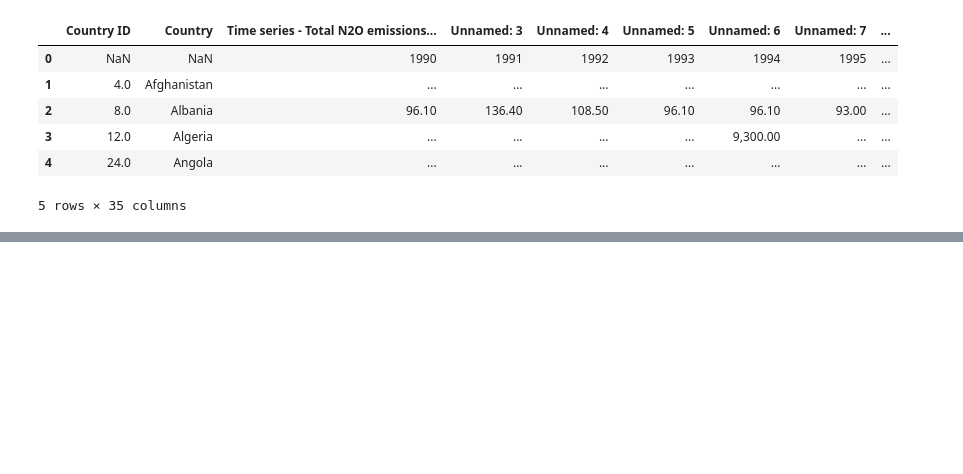
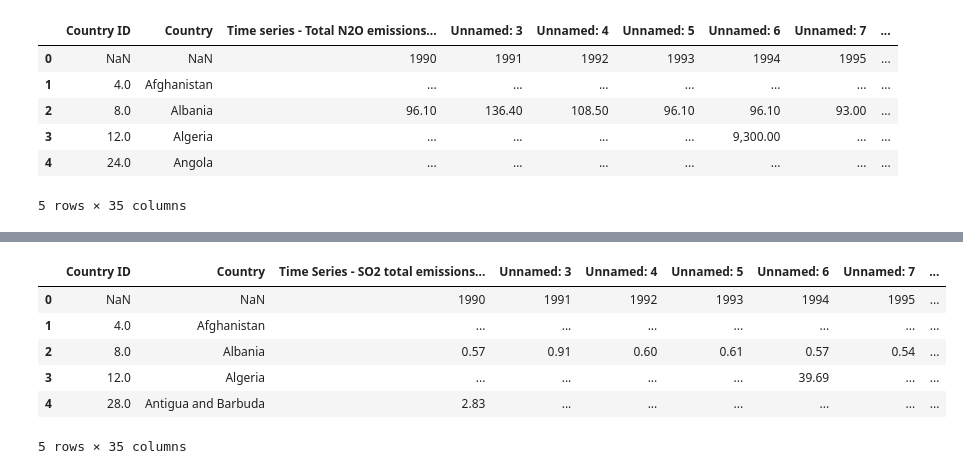
Before and after one commit to kozyreviva/Climat, a Jupyter notebook: Air_Indicators/climat.ipynb, the cells around one changed output, grey strips where cells are left out. Saved outputs shown, nothing was run; the diff lists cells and outputs as text; code cells hidden in the pictures; blank space fills up the shorter version.

```diff
--- a/Air_Indicators/climat.ipynb
+++ b/Air_Indicators/climat.ipynb
@@ -52,0 +102,10 @@ def new_col_name(data):
+# %%
+df_so2.head()
+# %% [output]
+|  | Country ID | Country | Time Series - SO2 total emissions... | Unnamed: 3 | Unnamed: 4 | Unnamed: 5 | Unnamed: 6 | Unnamed: 7 | ... |
+| 0 | NaN | NaN | 1990 | 1991 | 1992 | 1993 | 1994 | 1995 | ... |
+| 1 | 4.0 | Afghanistan | ... | ... | ... | ... | ... | ... | ... |
+| 2 | 8.0 | Albania | 0.57 | 0.91 | 0.60 | 0.61 | 0.57 | 0.54 | ... |
+| 3 | 12.0 | Algeria | ... | ... | ... | ... | 39.69 | ... | ... |
+| 4 | 28.0 | Antigua and Barbuda | 2.83 | ... | ... | ... | ... | ... | ... |
+5 rows × 35 columns
```
Also changed, not shown: parts of 27 cells of this notebook.
